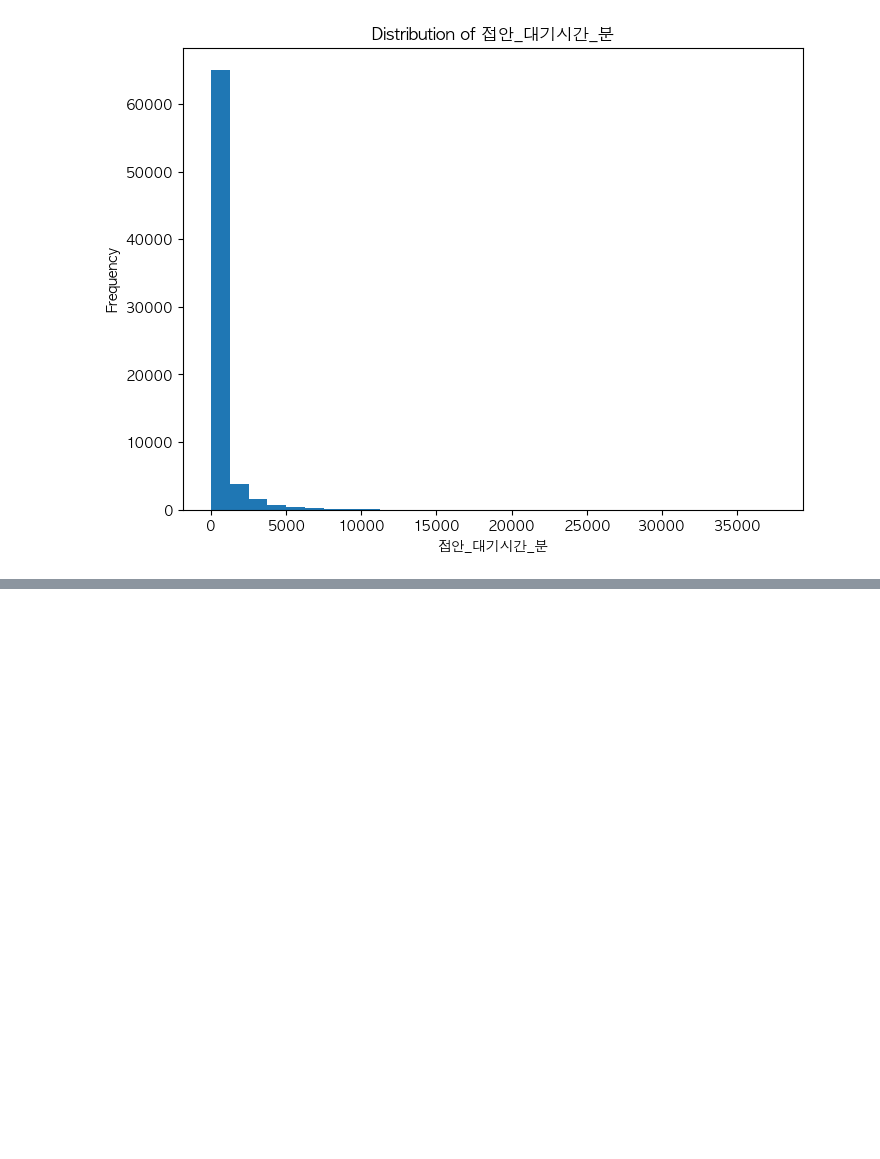
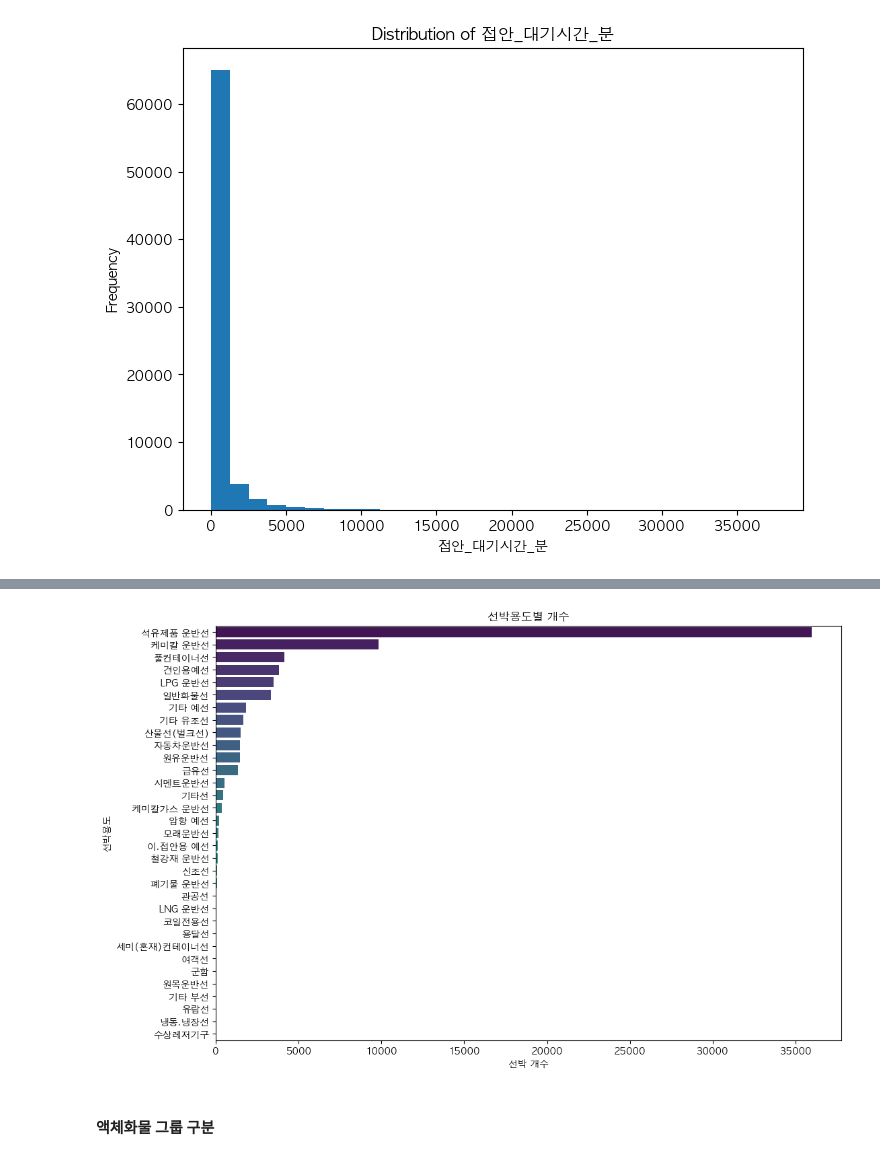
Before and after one commit to sin09135/Ship_PJT, a Jupyter notebook: ship/model/code/시계열데이터셋.ipynb, the cells around one changed output, grey strips where cells are left out. Saved outputs shown, nothing was run; the diff lists cells and outputs as text; code cells hidden in the pictures; blank space fills up the shorter version.

```diff
--- a/ship/model/code/시계열데이터셋.ipynb
+++ b/ship/model/code/시계열데이터셋.ipynb
@@ -247,0 +474,15 @@ plt.show()
+# %%
+# 선박용도별 개수
+ship_purpose_counts = temp['선박용도'].value_counts()
+
+# 시각화
+fig, ax = plt.subplots(figsize=(12, 8))
+sns.countplot(y='선박용도', data=temp, order=ship_purpose_counts.index, palette='viridis', ax=ax)
+ax.set_title('선박용도별 개수')
+ax.set_xlabel('선박 개수')
+ax.set_ylabel('선박용도')
+plt.show()
+# %% [output]
+[figure, added]
+# %% [markdown]
+#### 액체화물 그룹 구분
```
Also changed, not shown: parts of 55 cells of this notebook, 10 other files.
